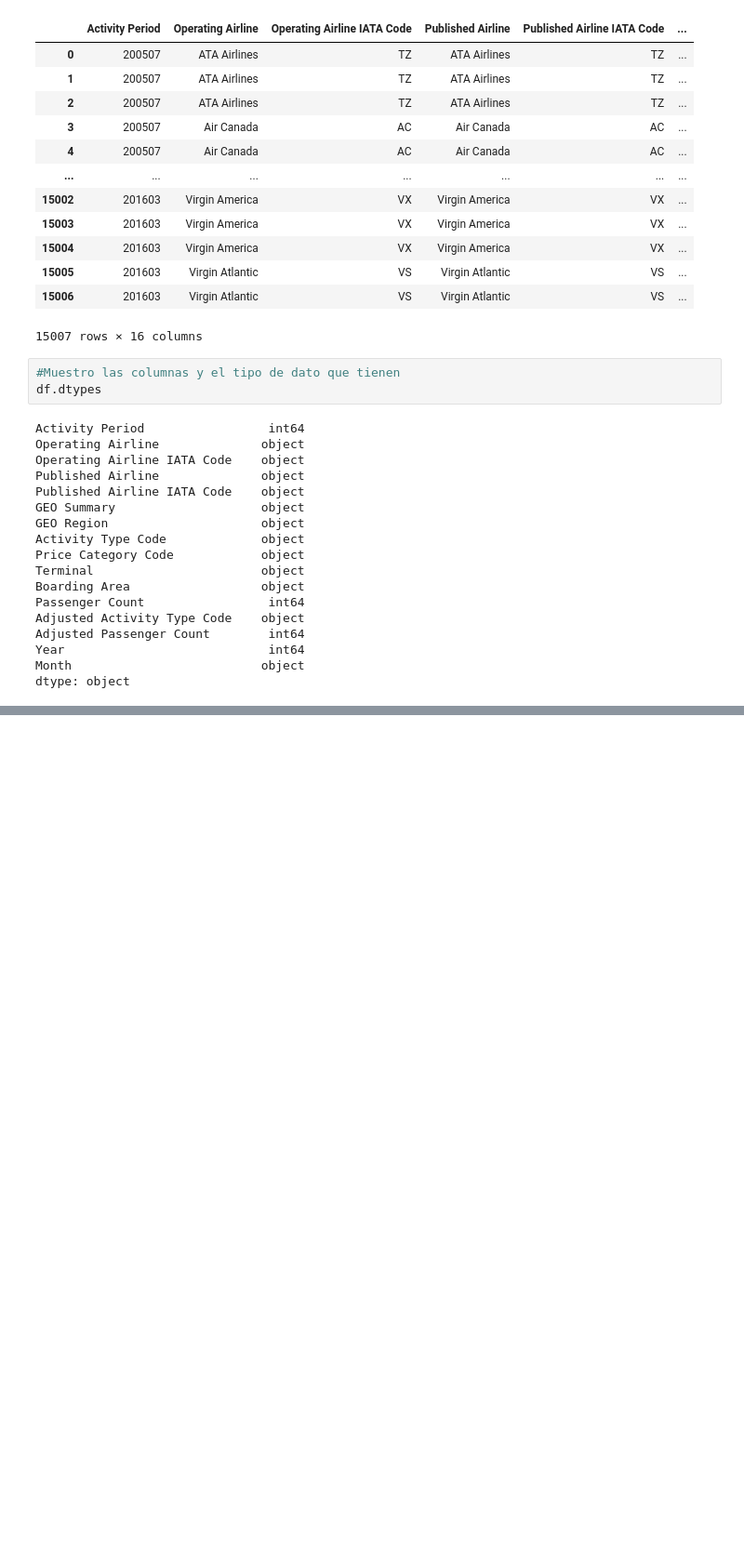
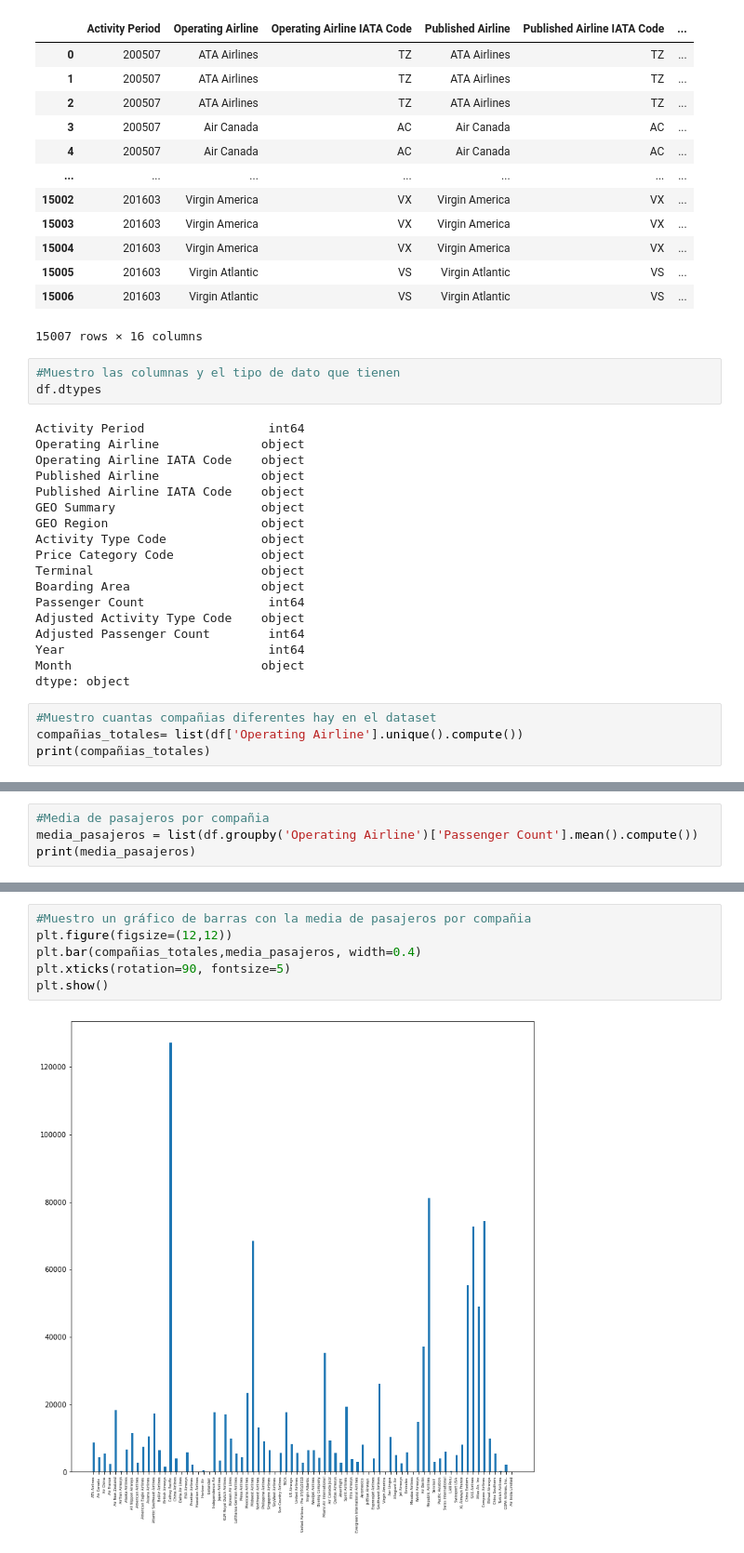
Before and after one commit to claudiaalozano/proyecto_bigdata_claudia_lozano_perez, a Jupyter notebook: aerolineas.ipynb, the cells around one changed output, grey strips where cells are left out. Shown at 93% size. Saved outputs shown, nothing was run; the diff lists cells and outputs as text; blank space fills up the shorter version.

Commit message:
creo dataframe con media de pasajeros y aerolineas totales y luego lo muestro en un gráfico

```diff
--- a/aerolineas.ipynb
+++ b/aerolineas.ipynb
@@ -41,3 +41,7 @@ Adjusted Passenger Count        int64
 Year                            int64
 Month                          object
 dtype: object
+# %%
+#Muestro cuantas compañias diferentes hay en el dataset
+compañias_totales= list(df['Operating Airline'].unique().compute())
+print(compañias_totales)
@@ -43,0 +50,4 @@ dtype: object
+# %%
+#Media de pasajeros por compañia
+media_pasajeros = list(df.groupby('Operating Airline')['Passenger Count'].mean().compute())
+print(media_pasajeros)
@@ -43,0 +70,8 @@ dtype: object
+# %%
+#Muestro un gráfico de barras con la media de pasajeros por compañia
+plt.figure(figsize=(12,12))
+plt.bar(compañias_totales,media_pasajeros, width=0.4)
+plt.xticks(rotation=90, fontsize=5)
+plt.show()
+# %% [output]
+[figure, added]
```
Also changed, not shown: parts of 4 cells of this notebook.
